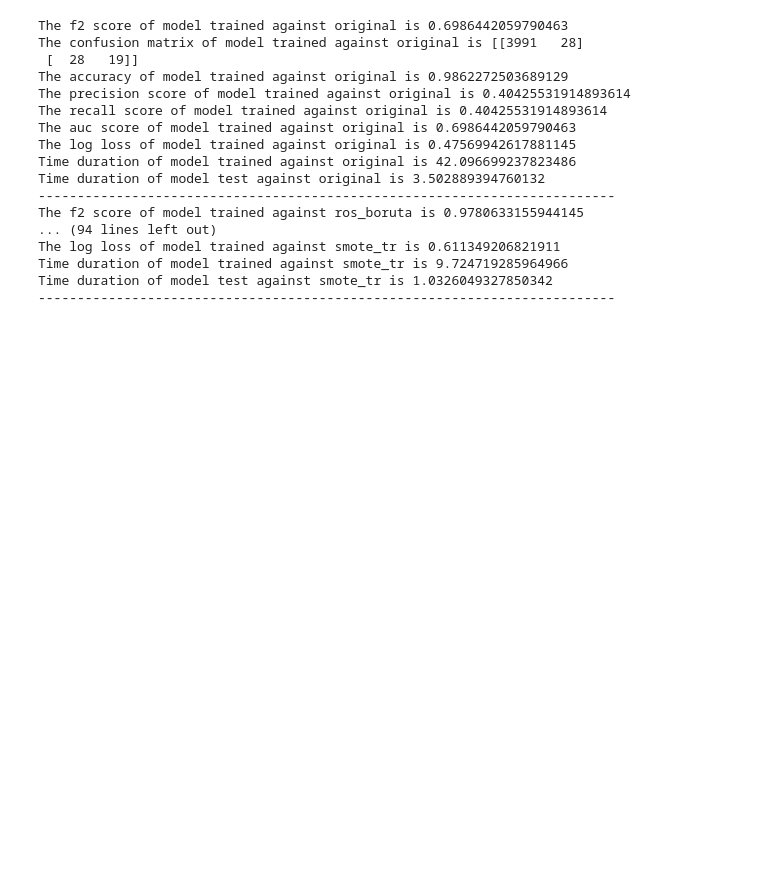
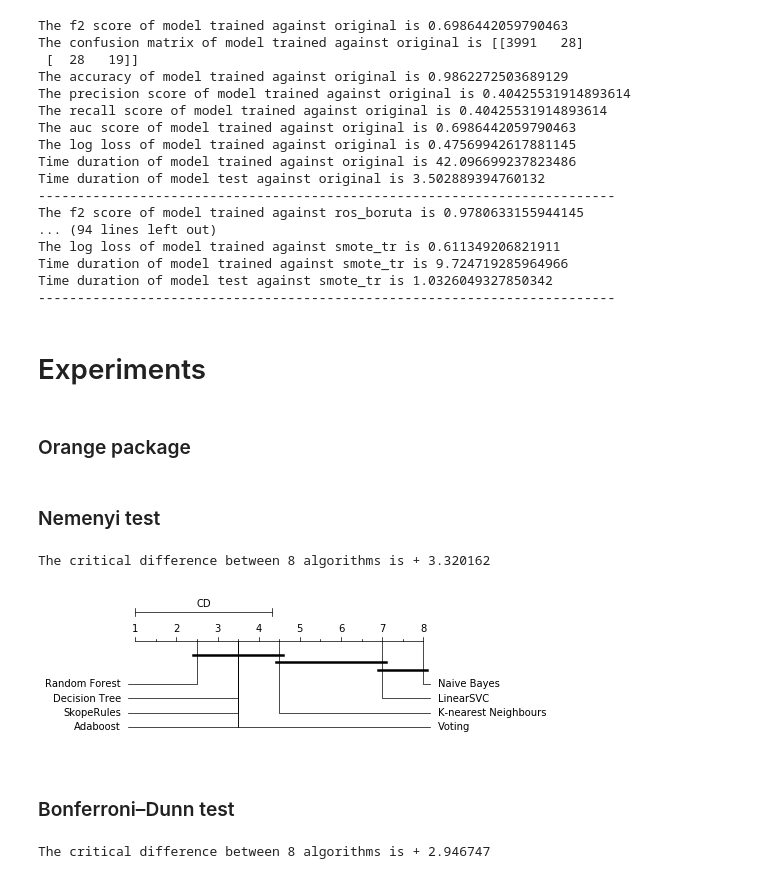
Before and after one commit to RichardChangCA/H-1B-Visa-Classification-and-Machine-Learning-Model-Evaluation, a Jupyter notebook: project.ipynb, the cells around one changed output. Drawn from its saved outputs; the diff is of its cells as text; code cells hidden in the pictures; blank space fills up the shorter version.

Commit message:
add 2 statistical tests

```diff
--- a/project.ipynb
+++ b/project.ipynb
@@ -786,0 +820,30 @@ Time duration of model test against smote_tr is 0.0410001277923584
+# %%
+for i in range(10):
+  #train the model against 10 dataset
+  train_start_time = time.time()
+  cross_val_score(sr_clf, train_set_list[i].toarray(), train_labels_list[i], scoring = ftwo_scorer, cv=10)
+  train_end_time = time.time()
+  train_duration = train_end_time - train_start_time
+  test_start_time = time.time()
+  prediction = cross_val_predict(sr_clf, test_set_list[i].toarray(), test_labels_list[i], cv=10)
+  test_end_time = time.time()
+  test_duration = test_end_time - test_start_time
+
+  f2_score = fbeta_score(test_labels_list[i], prediction, average='macro', beta=2)
+  cfm = confusion_matrix(test_labels_list[i], prediction)
+  accuracy = accuracy_score(test_labels_list[i], prediction)
+  precision = precision_score(test_labels_list[i], prediction)
+  recall = recall_score(test_labels_list[i], prediction)
+  roc_auc = roc_auc_score(test_labels_list[i], prediction)
+  log_score = log_loss(test_labels_list[i], prediction)
+
+  print("The f2 score of model trained against " + dataset_name_list[i] + " is " + str(f2_score))
+  print("The confusion matrix of model trained against " + dataset_name_list[i] + " is " + str(cfm))
+  print("The accuracy of model trained against " + dataset_name_list[i] + " is " + str(accuracy))
+  print("The precision score of model trained against " + dataset_name_list[i] + " is " + str(precision))
+  print("The recall score of model trained against " + dataset_name_list[i] + " is " + str(recall))
+  print("The auc score of model trained against " + dataset_name_list[i] + " is " + str(roc_auc))
+  print("The log loss of model trained against " + dataset_name_list[i] + " is " + str(log_score))
+  print("Time duration of model trained against " + dataset_name_list[i] + " is " + str(train_duration))
+  print("Time duration of model test against " + dataset_name_list[i] + " is " + str(test_duration))
+  print("--------------------------------------------------------------------------")
@@ -976,3 +1057,7 @@ The log loss of model trained against smote_tr is 0.611349206821911
 Time duration of model trained against smote_tr is 9.724719285964966
 Time duration of model test against smote_tr is 1.0326049327850342
 --------------------------------------------------------------------------
+# %% [markdown]
+# Experiments
+# %% [markdown]
+### Orange package
@@ -978,0 +1348,29 @@ Time duration of model test against smote_tr is 1.0326049327850342
+# %% [markdown]
+### Nemenyi test
+# %%
+import math
+
+#calculate the critical difference between four algorithms
+avgrank = [3.5,7.0,4.5,8.0,3.5,2.5,3.5,3.5]
+critical_diff = compute_CD(avgrank, n = 10)
+print("The critical difference between " + str(len(avgrank)) + " algorithms is + %f" % critical_diff)
+# %% [output]
+The critical difference between 8 algorithms is + 3.320162
+# %%
+#draw the Nemenyi diagarm
+alg_names = ["Decision Tree", "LinearSVC", "K-nearest Neighbours", "Naive Bayes", "SkopeRules",
+             "Random Forest", "Adaboost", "Voting"]
+graph_ranks(avranks= avgrank, names = alg_names, cd = critical_diff)
+# %% [output]
+[figure, added]
+# %% [markdown]
+### Bonferroni–Dunn test
+# %%
+import math
+
+#calculate the critical difference between four algorithms
+avgrank = [3.5,7.0,4.5,8.0,3.5,2.5,3.5,3.5]
+b_critical_diff = compute_CD(avgrank, n = 10, test="bonferroni-dunn")
+print("The critical difference between " + str(len(avgrank)) + " algorithms is + %f" % b_critical_diff)
+# %% [output]
+The critical difference between 8 algorithms is + 2.946747
```
Also changed, not shown: parts of 6 cells of this notebook.
